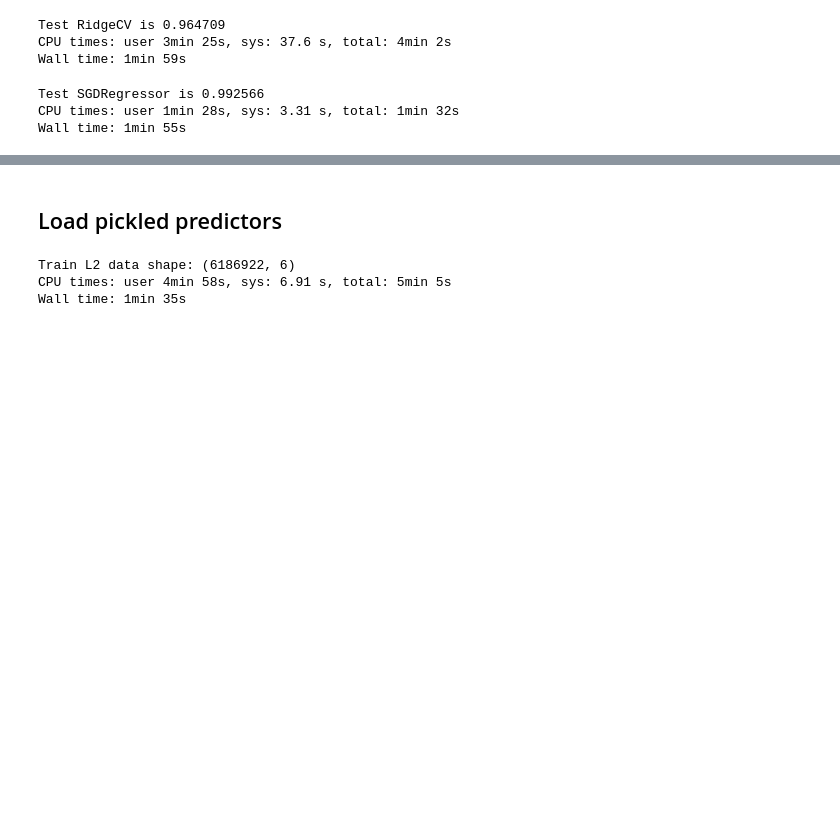
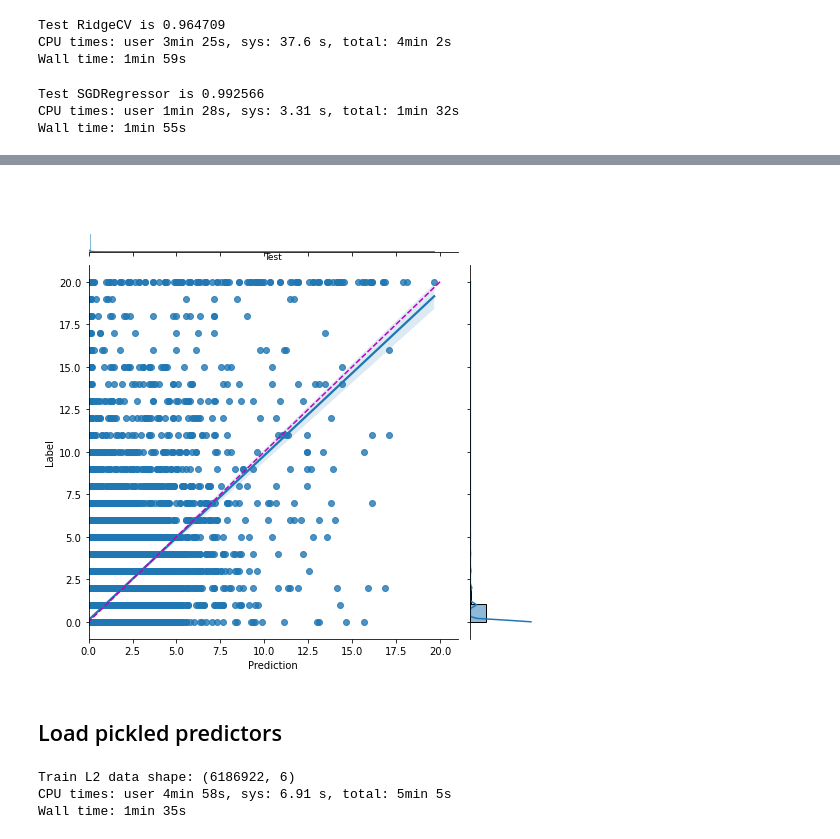
Before and after one commit to ddmitry80/coursera_how_to_win_kaggle, a Jupyter notebook: Final_project/simple_ensemble.ipynb, the cells around one changed output, grey strips where cells are left out. Cells and saved outputs as stored; diff of their text form; code cells hidden in the pictures; blank space fills up the shorter version.

Commit message:
Experiments on pipelines

```diff
--- a/Final_project/simple_ensemble.ipynb
+++ b/Final_project/simple_ensemble.ipynb
@@ -382,14 +276,14 @@ Wall time: 33min 35s
 from sklearn.linear_model import BayesianRidge
 
 model_br = make_pipeline(
-    StandardScaler(),
+    MinMaxScaler(),
     BayesianRidge() #n_iter=1000, tol=0.0001)
 )
 
-model_br.fit(X_train.values, y_train)
-pred_br = model_br.predict(X_test.values)
+model_br.fit(X_train, y_train)
+pred_br = model_br.predict(X_test)
 
-print('Test BayesianRidge linreg is %f' % np.sqrt(mean_squared_error(y_test, pred_br)))
+print(f'Test BayesianRidge linreg is {np.sqrt(mean_squared_error(y_test, pred_br)):.6f}' )
 
 if save_models:
     pickle.dump(model_br, open('data/sa-model_br.pkl', "wb"))
@@ -404,7 +300,7 @@ from sklearn.linear_model import ElasticNetCV
 
 model_en = make_pipeline(
     StandardScaler(),
-    ElasticNetCV(n_jobs=4, random_state=17, max_iter=1000)
+    ElasticNetCV(n_jobs=-1, random_state=43, max_iter=1000)
 )
 model_en.fit(X_train.values, y_train)
 pred_en = model_en.predict(X_test.values)
@@ -482,0 +673,30 @@ Wall time: 1min 55s
+# %%
+%%time
+# KNeighborsRegressor
+from sklearn.neighbors import KNeighborsRegressor
+knn_features = ['target_item_date_lag_1', 'delta_price_lag',
+                'target_lag_1', 'target_lag_2', 'item_category_id', 'subtype_code', 'target_mean_lag_1',
+                'target_item_date_mean_lag_1',  'target_item_shop_date_lag_1',
+               'target_shop_date_mean_lag_1']
+
+# Subsample train set (using the whole data was taking too long).
+X_train_sampled = X_train[:400000]
+y_train_sampled = y_train[:400000]
+
+model_knr =  make_pipeline(
+    ColumnTransformer([
+         ('to_pass', 'passthrough', knn_features)
+        ], remainder='drop', n_jobs=-1, verbose=True),
+    MinMaxScaler(),
+    KNeighborsRegressor(algorithm='auto', leaf_size=13, metric='minkowski',
+          metric_params=None, n_jobs=-1, n_neighbors=9, p=2,
+          weights='uniform')
+)
+model_knr.fit(X_train_sampled, y_train_sampled)
+print('Model fitting done')
+pred_knr = model_knr.predict(X_test)
+
+print(f'Test KNeighborsRegressor is {np.sqrt(mean_squared_error(y_test, pred_knr)):.6f}')
+
+if save_models:
+    pickle.dump(model_knr, open('data/sa-model_knr.pkl', "wb"))
@@ -483,3 +708,7 @@ Wall time: 1min 55s
+# %%
+model_performance_sc_plot(pred_knr, y_test, 'Test')
+# %% [output]
+[figure, added]
 # %% [markdown]
 ## Load pickled predictors
 # %%
```
Also changed, not shown: parts of 35 cells of this notebook.
